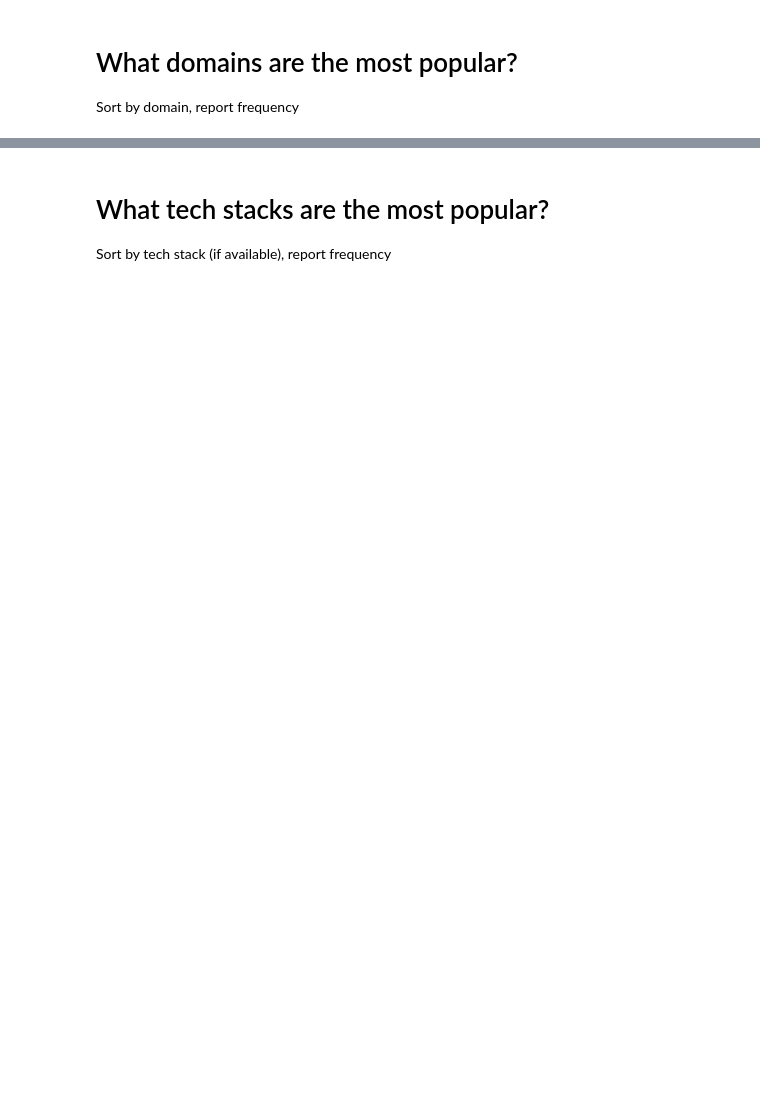
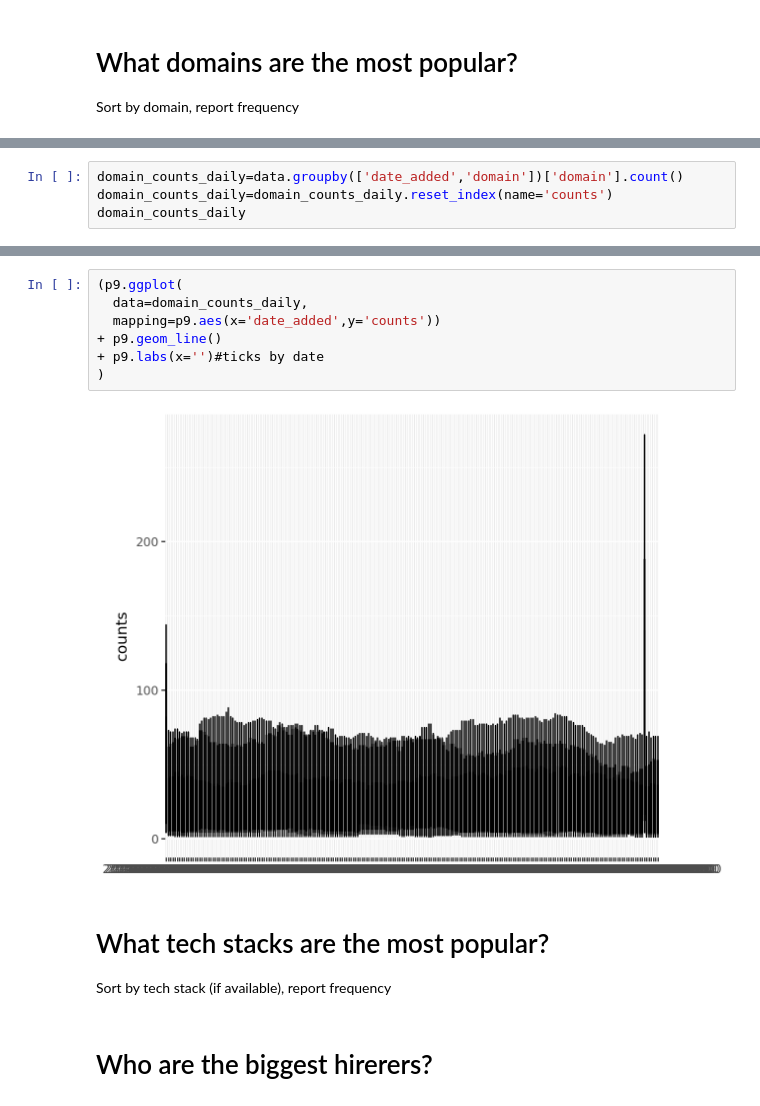
Before and after one commit to m2ger2020/listings, a Jupyter notebook: projekt.ipynb, the cells around one changed output, grey strips where cells are left out. Cells and saved outputs as stored; diff of their text form; blank space fills up the shorter version.

```diff
--- a/projekt.ipynb
+++ b/projekt.ipynb
@@ -194,0 +217,4 @@ Sort by domain, report frequency
+# %%
+domain_counts_daily=data.groupby(['date_added','domain'])['domain'].count()
+domain_counts_daily=domain_counts_daily.reset_index(name='counts')
+domain_counts_daily
@@ -195,3 +255,14 @@ Sort by domain, report frequency
+# %%
+(p9.ggplot(
+  data=domain_counts_daily,
+  mapping=p9.aes(x='date_added',y='counts'))
++ p9.geom_line()
++ p9.labs(x='')#ticks by date
+)
+# %% [output]
+[figure, added]
 # %% [markdown]
 # What tech stacks are the most popular?
 Sort by tech stack (if available), report frequency
+# %% [markdown]
+# Who are the biggest hirerers?
```
Also changed, not shown: parts of 13 cells of this notebook.
